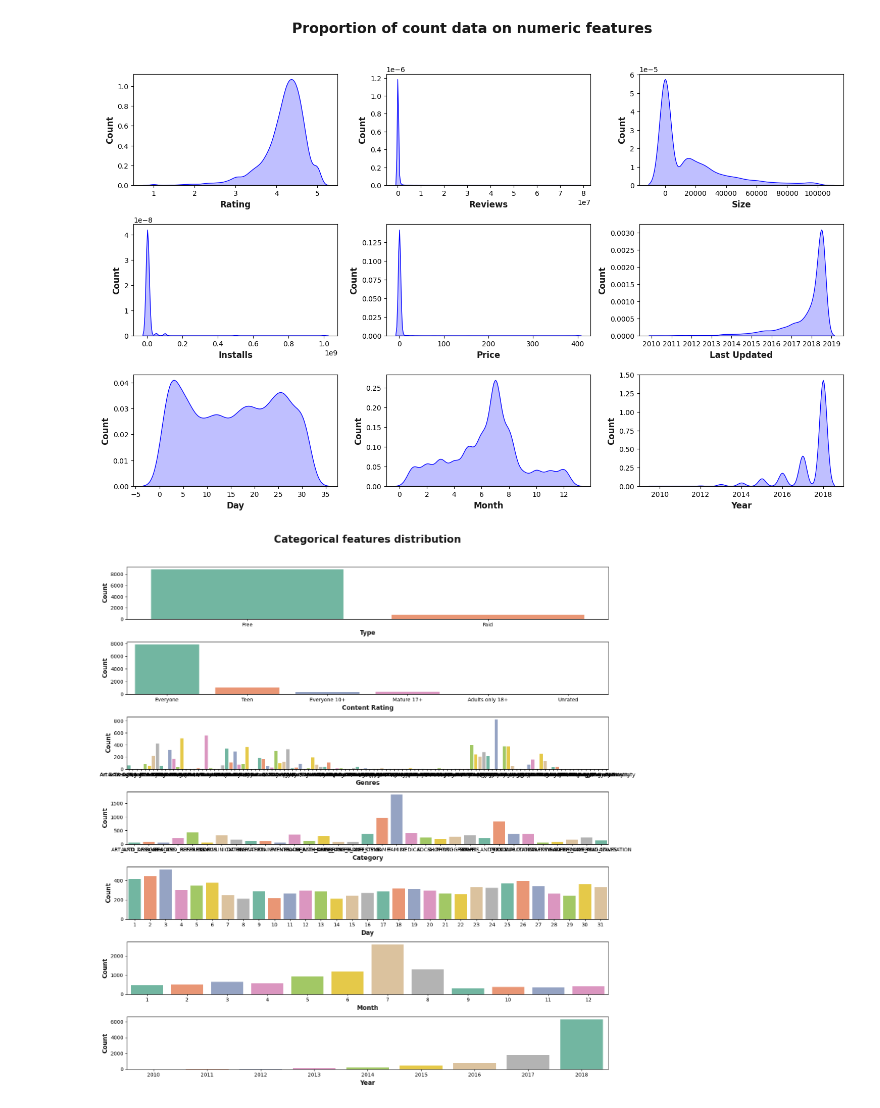
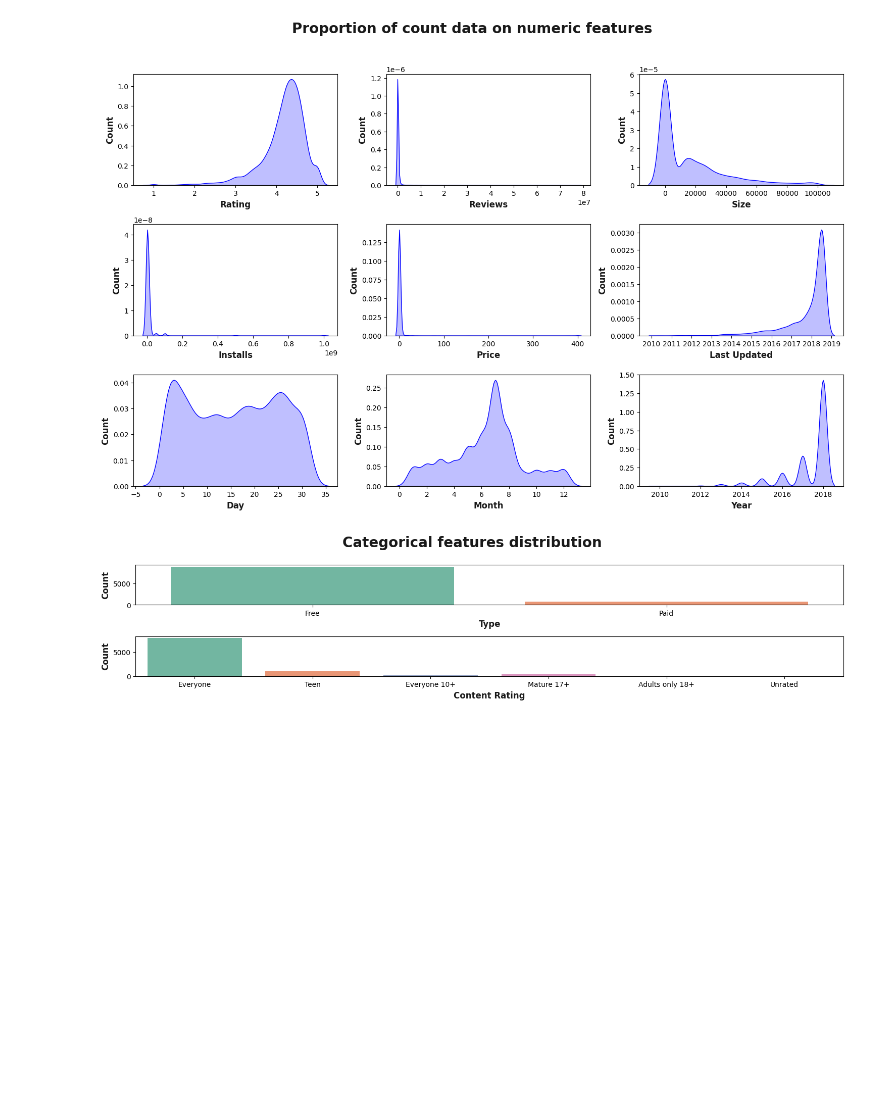
Before and after one commit to Imtiazjumman/Data_analytics, a Jupyter notebook: Exploratory Data/Data_cleaning_Google_playstore.ipynb, the cells around one changed output. Cells and saved outputs as stored; diff of their text form; code cells hidden in the pictures; blank space fills up the shorter version.

```diff
--- a/Exploratory Data/Data_cleaning_Google_playstore.ipynb
+++ b/Exploratory Data/Data_cleaning_Google_playstore.ipynb
@@ -464,15 +464,15 @@ plt.show()
 [figure]
 # %%
 ## categorical features distribution
-plt.figure(figsize=(15,15))
-plt.suptitle('Categorical features distribution', fontsize=20,fontweight='semibold',alpha=0.9,y=1.02)
-category = ['Type','Content Rating','Genres','Category','Day','Month','Year']
+plt.figure(figsize=(15,10))
+plt.suptitle('Categorical features distribution', fontsize=20,fontweight='semibold',alpha=0.9,y=1.0)
+category = ['Type','Content Rating']
 for i in range(0, len(category)):
     plt.subplot(7,1,i+1)
     sns.countplot(x=df_copy[category[i]],palette='Set2')
     plt.xlabel(category[i], fontsize=12,fontweight='semibold',alpha=0.9)
     plt.ylabel('Count', fontsize=12,fontweight='semibold',alpha=0.9)
     plt.tight_layout()
 plt.show()
 # %% [output]
-[figure, old version]
+[figure, new version]
```
Also changed, not shown: parts of 8 cells of this notebook.
